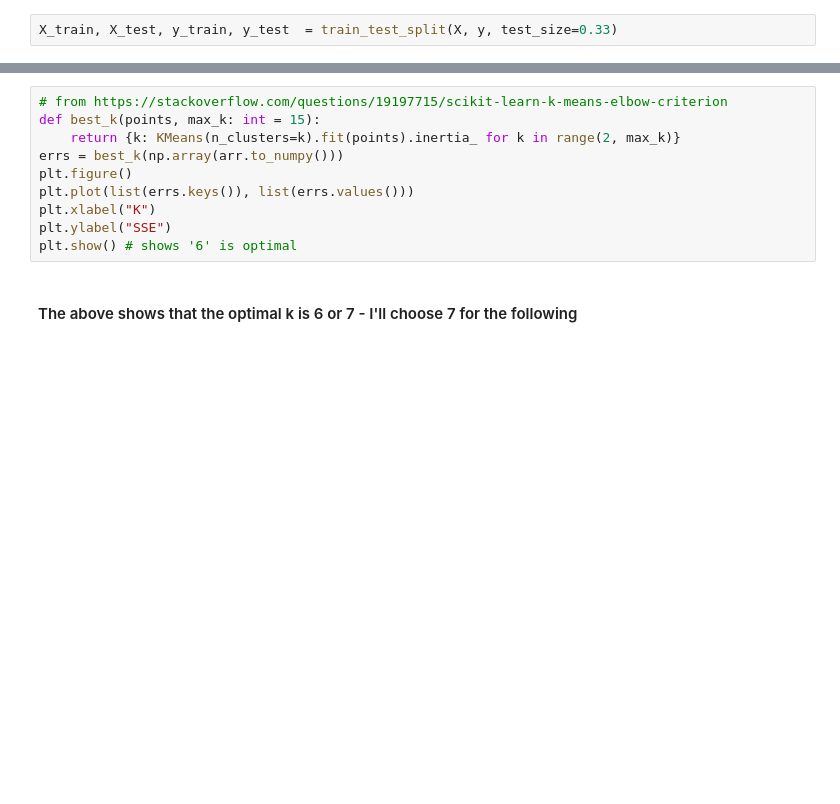
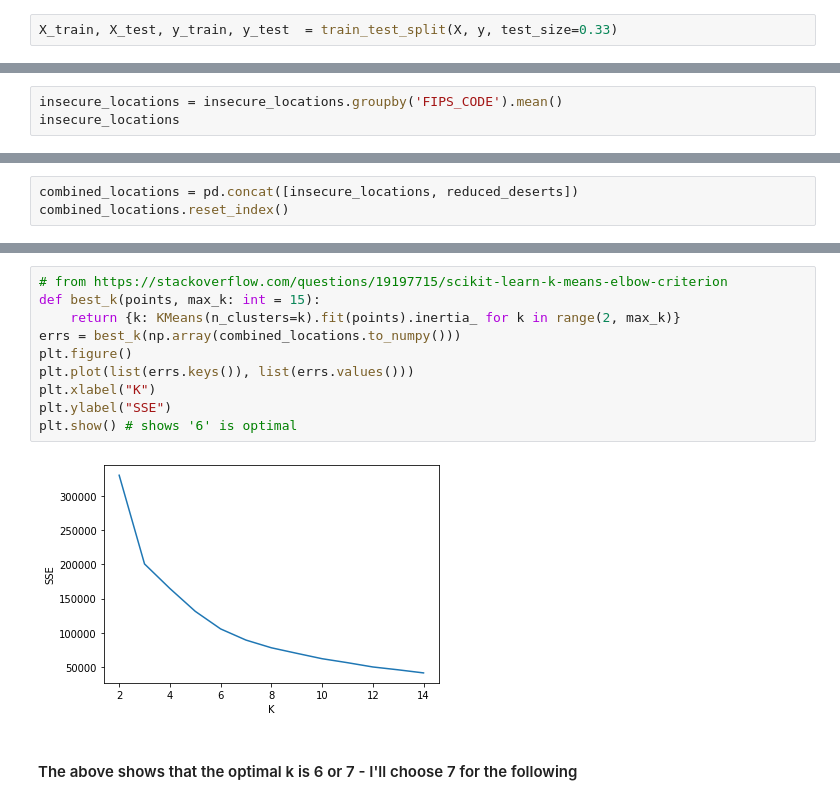
Before and after one commit to cgnik/school-datascience, a Jupyter notebook: food-census.ipynb, the cells around one changed output, grey strips where cells are left out. Saved outputs shown, nothing was run; the diff lists cells and outputs as text; blank space fills up the shorter version.

```diff
--- a/food-census.ipynb
+++ b/food-census.ipynb
@@ -228,0 +447,3 @@ arr.dtypes
+# %%
+insecure_locations = insecure_locations.groupby('FIPS_CODE').mean()
+insecure_locations
@@ -228,0 +465,3 @@ arr.dtypes
+# %%
+combined_locations = pd.concat([insecure_locations, reduced_deserts])
+combined_locations.reset_index()
@@ -229,13 +482,15 @@ arr.dtypes
 # %%
 # from https://stackoverflow.com/questions/19197715/scikit-learn-k-means-elbow-criterion
 def best_k(points, max_k: int = 15):
     return {k: KMeans(n_clusters=k).fit(points).inertia_ for k in range(2, max_k)}
-errs = best_k(np.array(arr.to_numpy()))
+errs = best_k(np.array(combined_locations.to_numpy()))
 plt.figure()
 plt.plot(list(errs.keys()), list(errs.values()))
 plt.xlabel("K")
 plt.ylabel("SSE")
 plt.show() # shows '6' is optimal
+# %% [output]
+[figure, added]
 # %% [markdown]
 #### The above shows that the optimal k is 6 or 7 - I'll choose 7 for the following
 # %%
```
Also changed, not shown: parts of 36 cells of this notebook.
